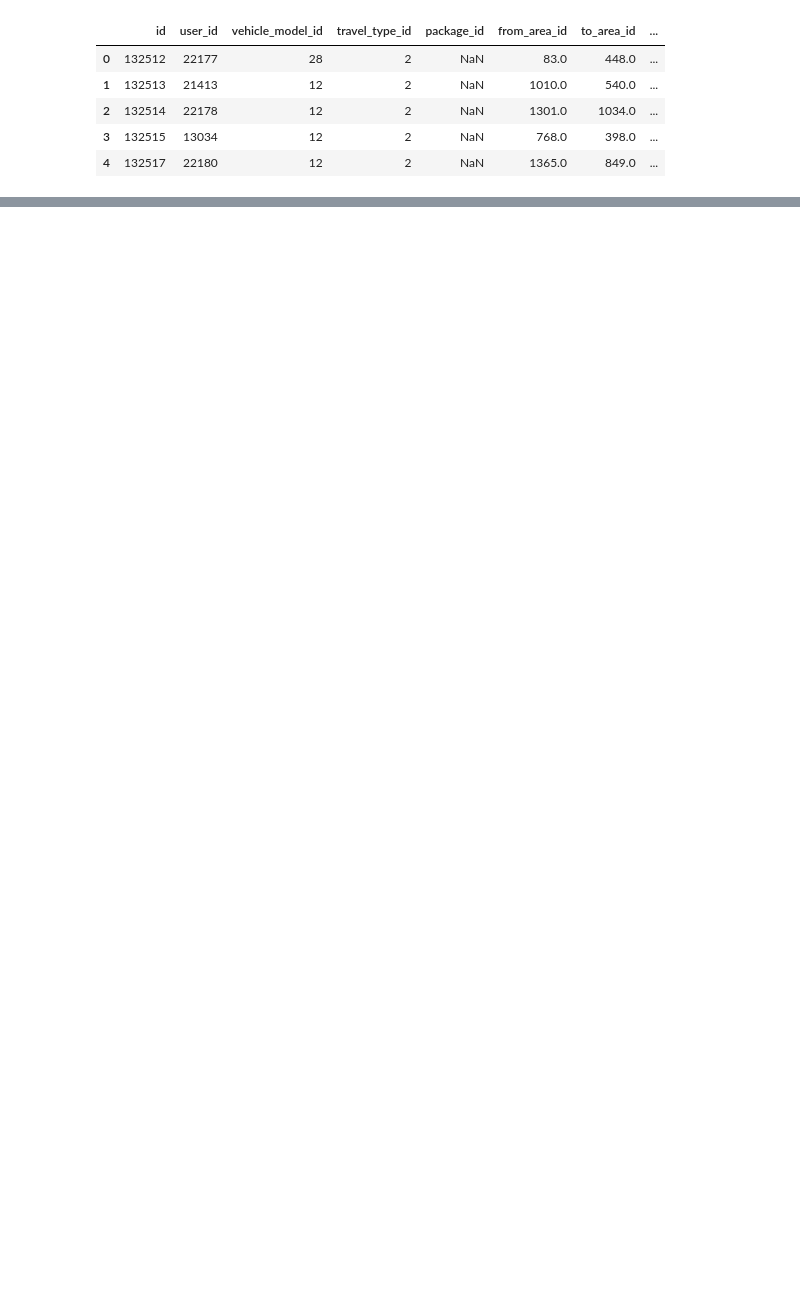
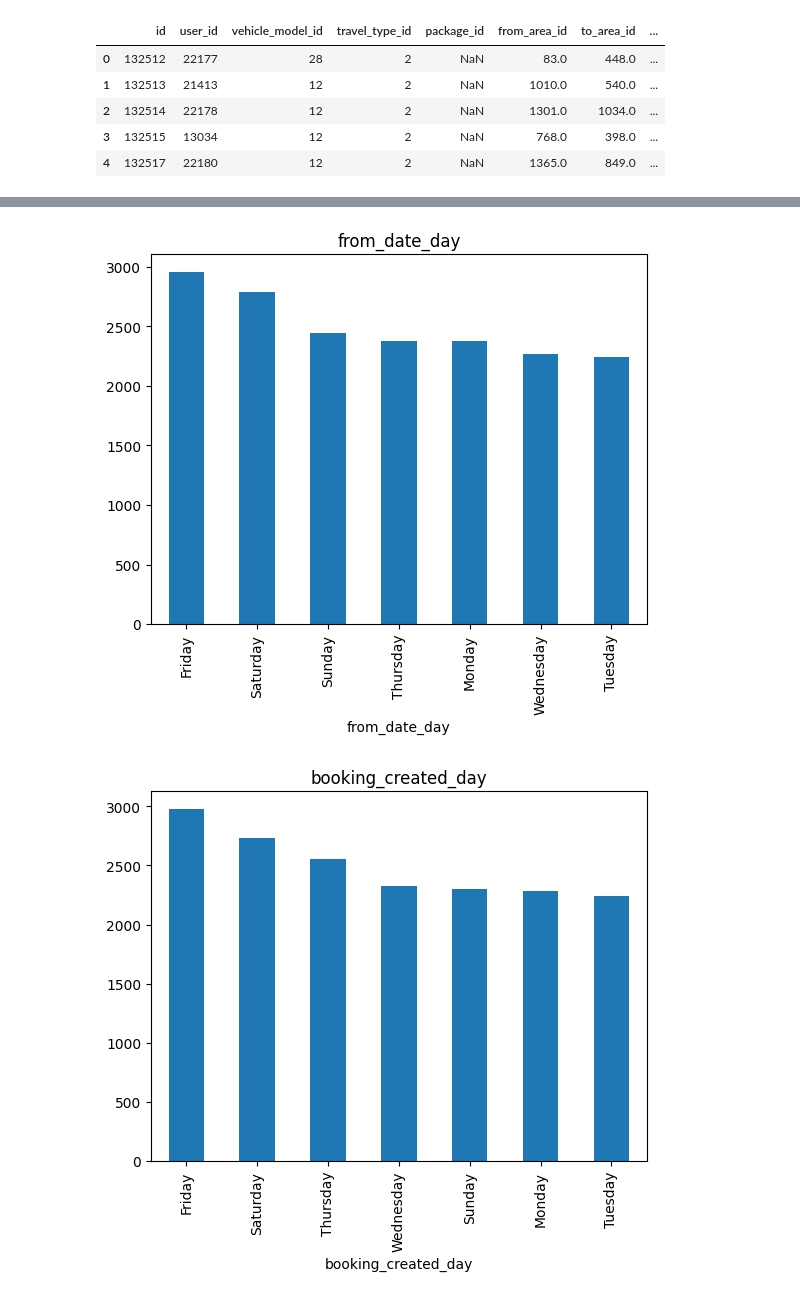
Before and after one commit to XVaibhavXAryaX/Cab_Cancellation_predict, a Jupyter notebook: notebook/yourcab.ipynb, the cells around one changed output, grey strips where cells are left out. Drawn from its saved outputs; the diff is of its cells as text; code cells hidden in the pictures; blank space fills up the shorter version.

```diff
--- a/notebook/yourcab.ipynb
+++ b/notebook/yourcab.ipynb
@@ -94,0 +334,19 @@ array([2, 1, 3])
+# %%
+data = data.drop(['from_date','booking_created'],axis=1)
+# %%
+data = data.drop(['from_date_dt','from_time_tm','booking_created_dt','booking_created_tm'],axis=1)
+# %%
+data_merged = pd.concat([data,target],axis=1,join='inner')
+data['from_area_id'] = round(data_merged.groupby('from_area_id')['Car_Cancellation'].sum()/data_merged.groupby('from_area_id')['Car_Cancellation'].count(),2)
+data['from_area_id'].replace(np.nan,0,inplace=True)
+# %%
+cond = [
+    data['from_area_id'].astype('float').between(0, 0.33),
+    data['from_area_id'].astype('float').between(0.34, 0.66),
+    data['from_area_id'].astype('float').between(0.67, 1.0)
+]
+
+values = ['Low Cancellation', 'Medium Cancellation', 'High Cancellation']
+
+# Set default as string to match choice types
+data['from_area_risk'] = np.select(cond, values, default='Unknown')
@@ -94,0 +382,9 @@ array([2, 1, 3])
+# %%
+for col in data.columns:
+  if data[col].dtype == 'object':
+    data[col].value_counts().plot.bar()
+    plt.title(col)
+    plt.show()
+# %% [output]
+[figure, added]
+[figure, added]
```
Also changed, not shown: parts of 78 cells of this notebook.
